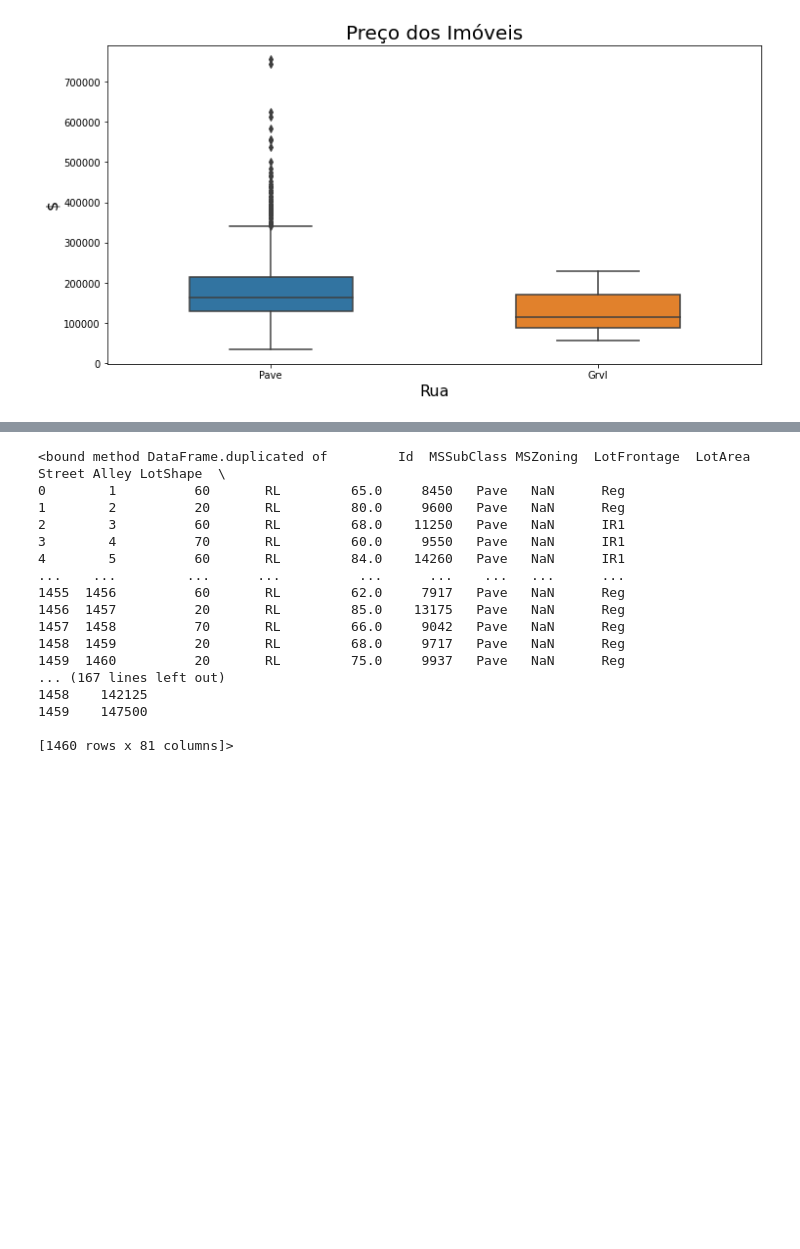
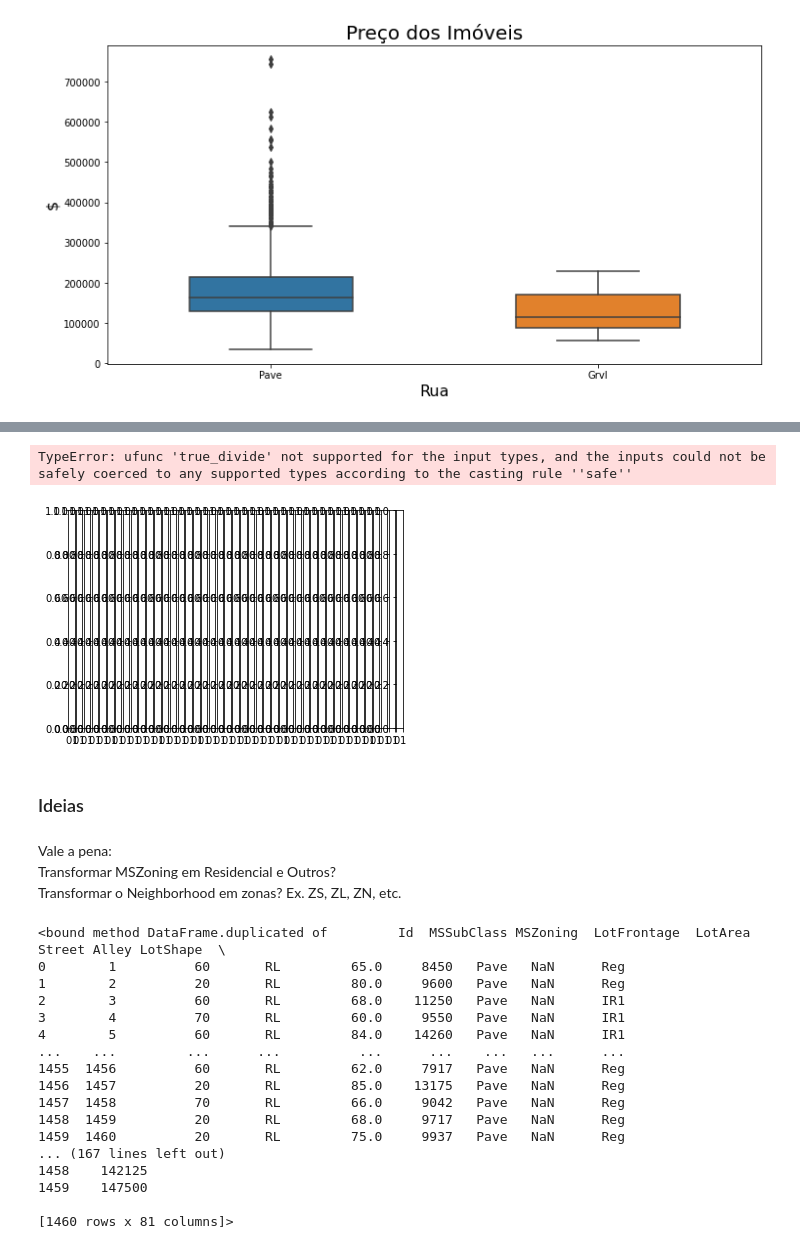
Before and after one commit to marcodeamicis/house_prices_regression, a Jupyter notebook: notebooks/initial_data_exploration_amicis.ipynb, the cells around one changed output, grey strips where cells are left out. Cells and saved outputs as stored; diff of their text form; code cells hidden in the pictures; blank space fills up the shorter version.

```diff
--- a/notebooks/initial_data_exploration_amicis.ipynb
+++ b/notebooks/initial_data_exploration_amicis.ipynb
@@ -148,3 +218,6 @@ ax
 # %% [output]
 <AxesSubplot:title={'center':'Preço dos Imóveis'}, xlabel='Rua', ylabel='$'>
 [figure]
+# %%
+df_bp = df.select_dtypes(include='object')
+df_bp
@@ -151,3 +238,21 @@ ax
+# %%
+fig, axs = plt.subplots(1, len(df_bp.columns)) #, figsize(20,10))
+
+for i, ax in enumerate(axs.flat):
+    ax.boxplot(df_bp.iloc[:,i])
+    ax.set_title(df_bp.columns[i], fontsize=20, fontweight='bold')
+    ax.tick_params(axis='y', labelsize=14)
+
+plt.tight_layout()
+# %% [output]
+TypeError: ufunc 'true_divide' not supported for the input types, and the inputs could not be safely coerced to any supported types according to the casting rule ''safe''
+[figure, added]
+# %% [markdown]
+### Ideias
+# %% [markdown]
+Vale a pena: <br>
+Transformar MSZoning em Residencial e Outros? <br>
+Transformar o Neighborhood em zonas? Ex. ZS, ZL, ZN, etc.
 # %%
 sns.pairplot #Pesquisar
 df.duplicated #Olhar
```
Also changed, not shown: parts of 14 cells of this notebook, 1 other file.
